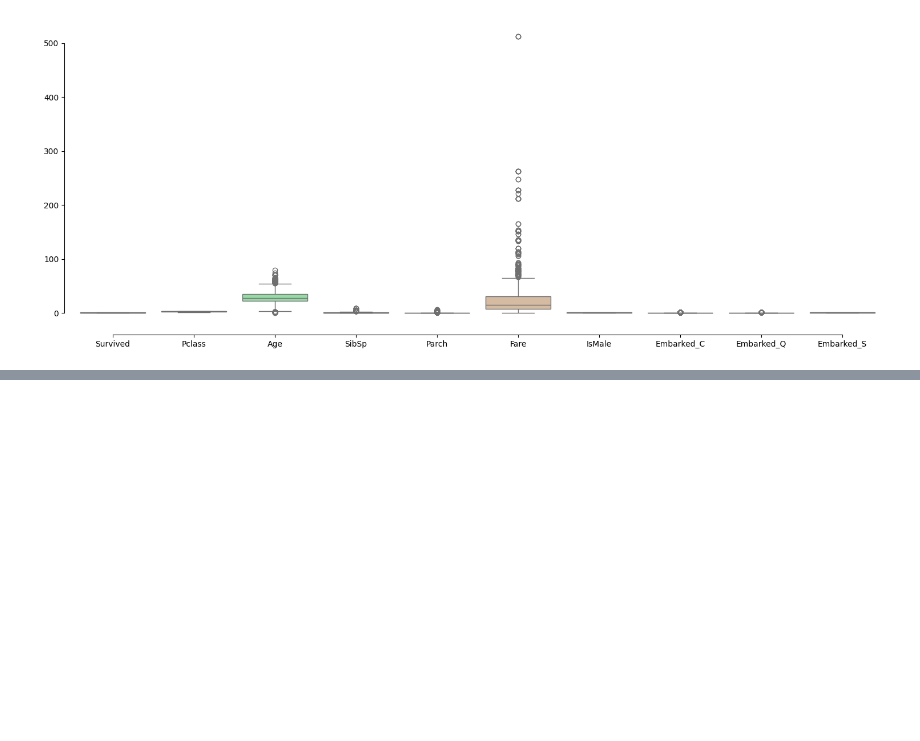
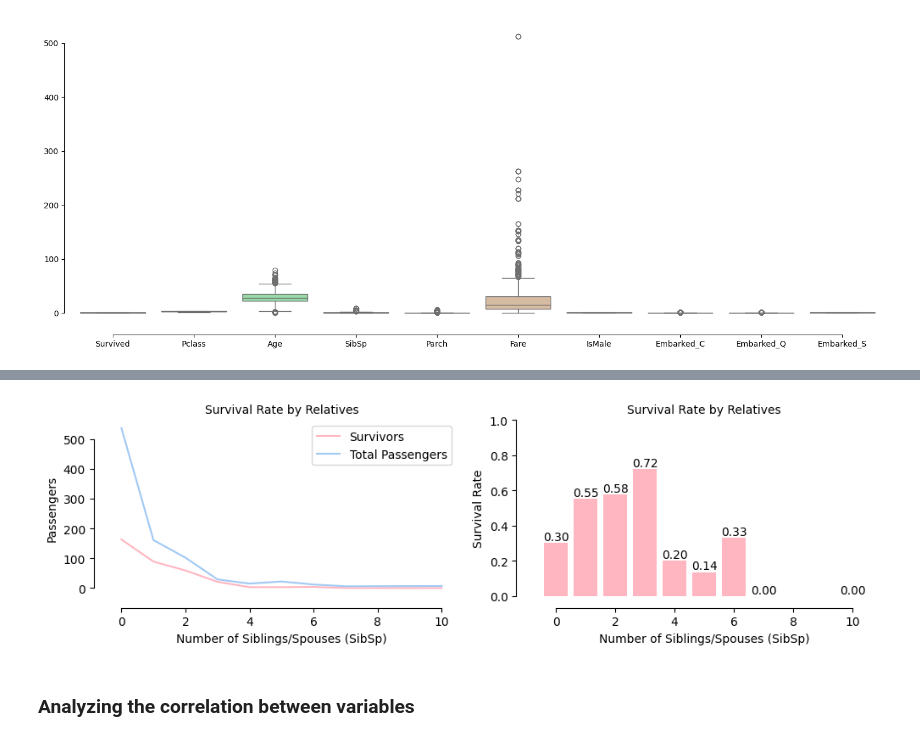
Before and after one commit to guievbs/titanic-kaggle, a Jupyter notebook: src/features/feature_eng.ipynb, the cells around one changed output, grey strips where cells are left out. Saved outputs shown, nothing was run; the diff lists cells and outputs as text; code cells hidden in the pictures; blank space fills up the shorter version.

```diff
--- a/src/features/feature_eng.ipynb
+++ b/src/features/feature_eng.ipynb
@@ -96,0 +225,3 @@ plt.show()
+# %%
+train['Relatives'] = train['SibSp'] + train['Parch']
+test['Relatives'] = test['SibSp'] + test['Parch']
@@ -96,0 +258,6 @@ plt.show()
+# %%
+Relatives_df = train.groupby('Relatives')['Survived'].agg(
+    ['sum','count','mean']).reset_index()
+
+Relatives_df.columns = ['Relatives','Live','Total','Percentual']
+Relatives_df
@@ -96,0 +275,34 @@ plt.show()
+# %%
+fig, ax = plt.subplots(ncols=2, figsize=(10, 3))
+
+# Analysis (left)
+ax[0].plot(Relatives_df['Relatives'], Relatives_df['Live'],
+           label='Survivors', color='lightpink')
+
+ax[0].plot(Relatives_df['Relatives'], Relatives_df['Total'],
+           label='Total Passengers')
+
+ax[0].set_title('Survival Rate by Relatives', fontsize=10)
+ax[0].set_xlabel('Number of Siblings/Spouses (SibSp)')
+ax[0].set_ylabel('Passengers')
+ax[0].legend()
+
+# Survival rate (right)
+ax[1].bar(Relatives_df['Relatives'], Relatives_df['Percentual'],
+          color='lightpink')
+
+ax[1].bar_label(ax[1].containers[0], fmt="%.02f")
+
+ax[1].set_title('Survival Rate by Relatives', fontsize=10)
+ax[1].set_xlabel('Number of Siblings/Spouses (SibSp)')
+ax[1].set_ylabel('Survival Rate')
+ax[1].set_ylim(0, 1)
+
+plt.tight_layout()  # Adjust spacing between subplots and figure edges
+sns.despine(offset=10, trim=True)  # Remove unnecessary chart elements for cleaner look
+plt.subplots_adjust(hspace=0.5, wspace=0.2)  # Adjust spacing between subplots vertically
+plt.show()
+# %% [output]
+[figure, added]
+# %% [markdown]
+### Analyzing the correlation between variables
```
Also changed, not shown: parts of 39 cells of this notebook.
